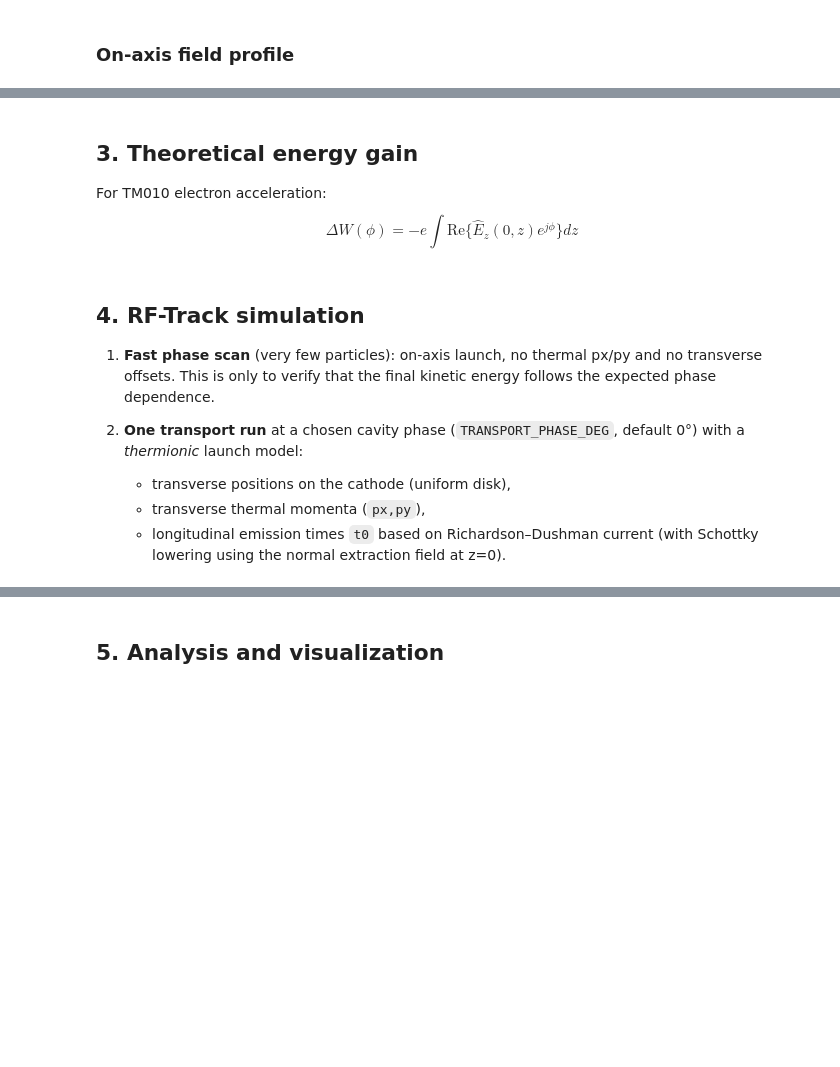
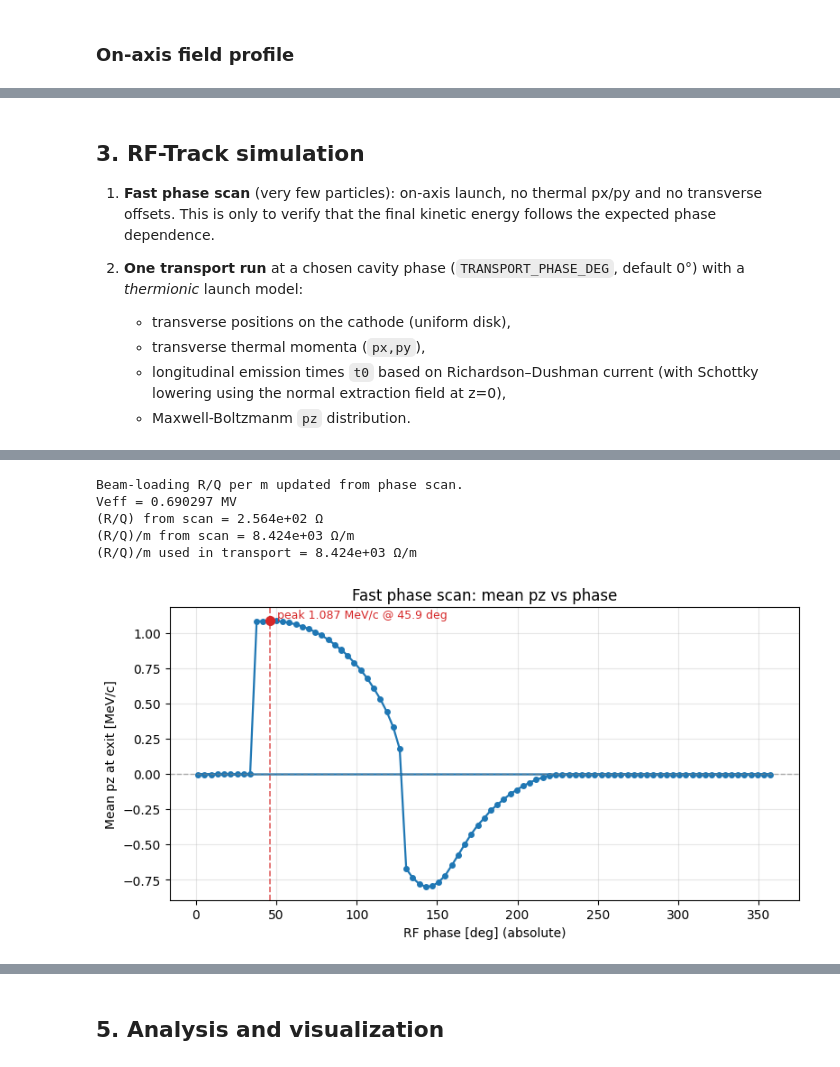
Before and after one commit to Ioniels/RF-TRACK_UH_ThermionicRFgun, a Jupyter notebook: UH_gun_tracking_demo.ipynb, the cells around one changed output, grey strips where cells are left out. Saved outputs shown, nothing was run; the diff lists cells and outputs as text; code cells hidden in the pictures; blank space fills up the shorter version.

```diff
--- a/UH_gun_tracking_demo.ipynb
+++ b/UH_gun_tracking_demo.ipynb
@@ -119,8 +168,9 @@ Q_EXT = 3500
 BL_Q_LOADED = 1.0 / (1.0 / Q_EXT + 1.0 / Q_0)
 P_FWD_W = 1.0e6   # forward RF power into the waveguide [W]
 beta_cpl = Q_0 / Q_EXT
-P_DEL_W = delivered_power_on_resonance(P_FWD_W, Q_0, Q_EXT)
-BL_R_OVER_Q_OHM_PER_M = 1.0      # placeholder; overwritten from calibration phase scan below
+P_DEL_W = P_FWD_W * (4.0 * beta_cpl / (1.0 + beta_cpl) ** 2)  # on-resonance coupled power
+BL_R_OVER_Q_OHM_PER_M = 1.0      # quick-script default
+CALIBRATE_BL_R_OVER_Q = True    # set True to overwrite BL_R_OVER_Q_OHM_PER_M from phase scan
 BL_NCELLS = 1                    # effective number of cells (SW model)
 BL_TINJ_MODE = "auto_from_emission"  # "auto_from_emission" or "manual"
 BL_TINJ_MANUAL_MM_C = 0.0        # used only for manual mode [mm/c]
@@ -139,11 +189,11 @@ PHASE_SCAN_N_PART = 20          # Number of particles, phase scan
 
 # (2) Thermionic transport settings
 # Thermionic emission window (phase-based)
-EMISSION_PHASE_RANGE = 180.0  # phase window [deg] covered by emission
-EMISSION_PHASE_START = 0.0    # phase shift [deg] relative to auto-detected start
+EMISSION_PHASE_RANGE = 90.0  # phase window [deg] covered by emission
+EMISSION_PHASE_START = 45.0    # phase shift [deg] relative to auto-detected start
 TRANSPORT_PHASE_DEG = 0.0      # phase at zero crossing from field maps: auto-updated after on-axis field profile cell
 TRANSPORT_N_PART = 10_000       # Number of particles, thermionic transport
-N_Z_SNAP = 100                    # Numerical monitors along z for phase-space evolution
+N_Z_SNAP = 3                    # Numerical monitors along z for phase-space evolution
 
 # Screen controls (None => effectively unbounded/no gating)
 SCREEN_WIDTH_MM = None
@@ -155,3 +205,4 @@ SCREEN_LOG = False
 
 print(f"Volume integration: dt = {DT_MM} mm, number of volume steps: n_dt = {DT_MM / Z_MAX} | aperture = {APERTURE_M*1e3} mm")
 print(f"Beam loading: {'ON' if BEAM_LOADING else 'OFF'} | cfx_dt={BL_CFX_DT_MM} mm/c | mode={BL_TINJ_MODE}")
+print(f"BL R/Q per m source: {'phase-scan calibrated' if CALIBRATE_BL_R_OVER_Q else 'fixed quick default'} | value={BL_R_OVER_Q_OHM_PER_M:.6g} Ω/m")
@@ -407,5 +556,0 @@ TRANSPORT_PHASE_DEG, phi_zero_deg = rg.axis_phase(
-# %% [markdown]
-## 3. Theoretical energy gain
-
-For TM010 electron acceleration:
-$$\Delta W(\phi) = -e \int \text{Re}\{\hat{E}_z(0,z) e^{j\phi}\} dz$$
@@ -431,5 +557,5 @@ rg.theory_plot(phi_deg, dW_vals, pz_theory)
 # %% [markdown]
-## 4. RF-Track simulation
+## 3. RF-Track simulation
 
 1. **Fast phase scan** (very few particles): on-axis launch, no thermal px/py and no transverse offsets.
    This is only to verify that the final kinetic energy follows the expected phase dependence.
@@ -437,7 +563,8 @@ rg.theory_plot(phi_deg, dW_vals, pz_theory)
 2. **One transport run** at a chosen cavity phase (`TRANSPORT_PHASE_DEG`, default 0°) with a *thermionic* launch model:
    - transverse positions on the cathode (uniform disk),
    - transverse thermal momenta (`px,py`),
-   - longitudinal emission times `t0` based on Richardson–Dushman current (with Schottky lowering using the normal extraction field at z=0).
+   - longitudinal emission times `t0` based on Richardson–Dushman current (with Schottky lowering using the normal extraction field at z=0),
+   - Maxwell-Boltzmanm `pz` distribution.
 # %%
 # Fast phase scan (used for BL calibration)
 vol_params = rg.VolumeBuildParams(
@@ -489,10 +616,17 @@ phase_scan, phi_rel, phi_abs, pz_mean = rg.run_phase_scan(
 
 Veff_V = veff_from_phase_scan_pz(pz_mean, PZ0_MEV_C)
 R_over_Q_ohm = (Veff_V**2) / (P_DEL_W * BL_Q_LOADED)
-BL_R_OVER_Q_OHM_PER_M = r_over_q_per_m(Veff_V, P_DEL_W, BL_Q_LOADED, L_eff_m)
+BL_R_OVER_Q_FROM_SCAN = r_over_q_per_m(Veff_V, P_DEL_W, BL_Q_LOADED, L_eff_m)
+if CALIBRATE_BL_R_OVER_Q:
+    BL_R_OVER_Q_OHM_PER_M = BL_R_OVER_Q_FROM_SCAN
+    print("Beam-loading R/Q per m updated from phase scan.")
+else:
+    print("Beam-loading R/Q per m kept fixed (quick-script match).")
 
 print(f"Veff = {Veff_V/1e6:.6f} MV")
-print(f"(R/Q) = {R_over_Q_ohm:.3e} Ω")
-print(f"(R/Q)/m = {BL_R_OVER_Q_OHM_PER_M:.3e} Ω/m")
+print(f"(R/Q) from scan = {R_over_Q_ohm:.3e} Ω")
+print(f"(R/Q)/m from scan = {BL_R_OVER_Q_FROM_SCAN:.3e} Ω/m")
+print(f"(R/Q)/m used in transport = {BL_R_OVER_Q_OHM_PER_M:.3e} Ω/m")
 
 rg.phase_plot(phi_abs, pz_mean)
+# %% [output]
@@ -499,3 +634,9 @@ rg.phase_plot(phi_abs, pz_mean)
+Beam-loading R/Q per m updated from phase scan.
+Veff = 0.690297 MV
+(R/Q) from scan = 2.564e+02 Ω
+(R/Q)/m from scan = 8.424e+03 Ω/m
+(R/Q)/m used in transport = 8.424e+03 Ω/m
+[figure, added]
 # %%
 # Thermionic transport run with screens for diagnostics
 CATHODE_RADIUS_MM = float(R_CATHODE_MM) / float(EMISSION_SCALE)
```
Also changed, not shown: parts of 18 cells of this notebook, 21 other files.
